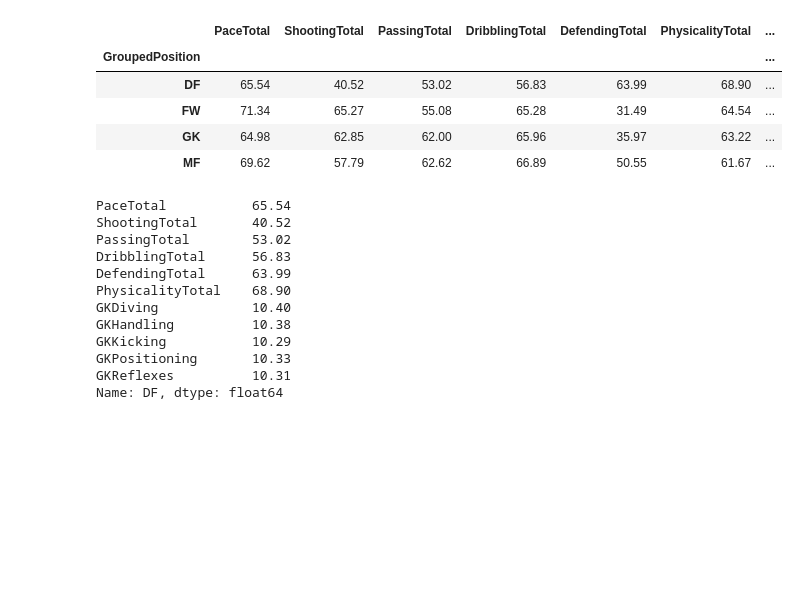
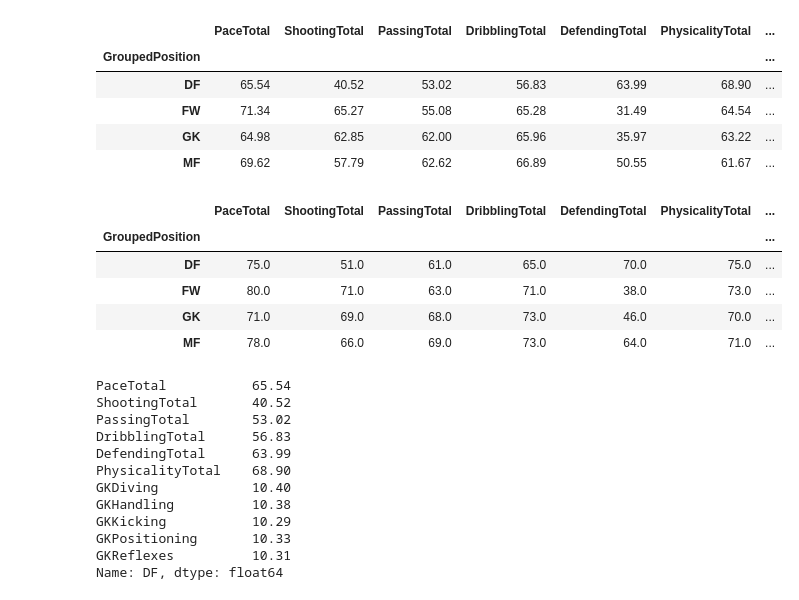
Before and after one commit to SamridhVikhasS/Football-Player-Position-Predictor, a Jupyter notebook: 2 - EDA & Metrics.ipynb, the cells around one changed output. Cells and saved outputs as stored; diff of their text form; code cells hidden in the pictures; blank space fills up the shorter version.

```diff
--- a/2 - EDA & Metrics.ipynb
+++ b/2 - EDA & Metrics.ipynb
@@ -34,3 +34,13 @@ means
 | FW | 71.34 | 65.27 | 55.08 | 65.28 | 31.49 | 64.54 | ... |
 | GK | 64.98 | 62.85 | 62.00 | 65.96 | 35.97 | 63.22 | ... |
 | MF | 69.62 | 57.79 | 62.62 | 66.89 | 50.55 | 61.67 | ... |
+# %%
+p80 = df.groupby("GroupedPosition")[attr].quantile(0.8)
+p80
+# %% [output]
+|  | PaceTotal | ShootingTotal | PassingTotal | DribblingTotal | DefendingTotal | PhysicalityTotal | ... |
+| GroupedPosition |  |  |  |  |  |  | ... |
+| DF | 75.0 | 51.0 | 61.0 | 65.0 | 70.0 | 75.0 | ... |
+| FW | 80.0 | 71.0 | 63.0 | 71.0 | 38.0 | 73.0 | ... |
+| GK | 71.0 | 69.0 | 68.0 | 73.0 | 46.0 | 70.0 | ... |
+| MF | 78.0 | 66.0 | 69.0 | 73.0 | 64.0 | 71.0 | ... |
```
Also changed, not shown: parts of 7 cells of this notebook, 5 other files.
